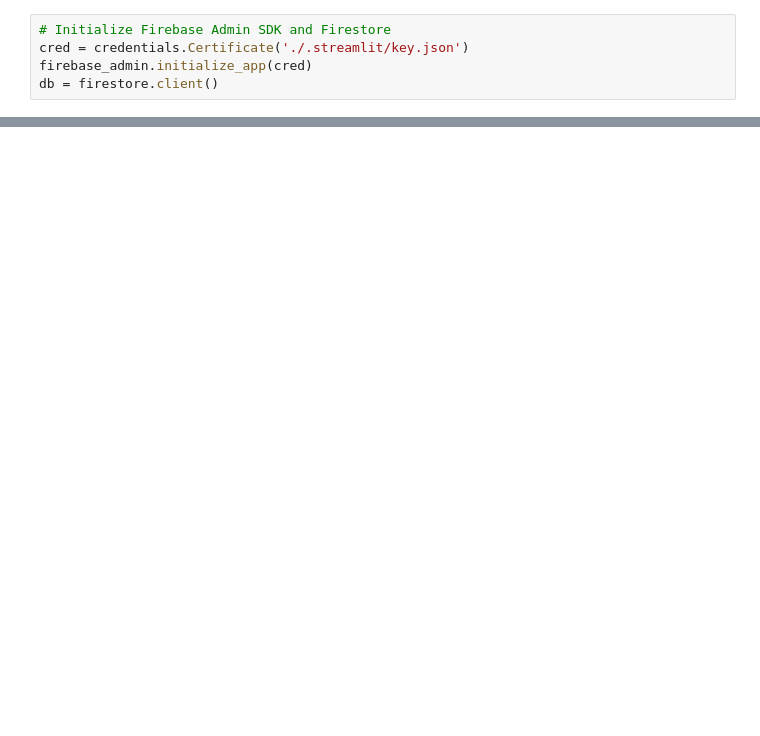
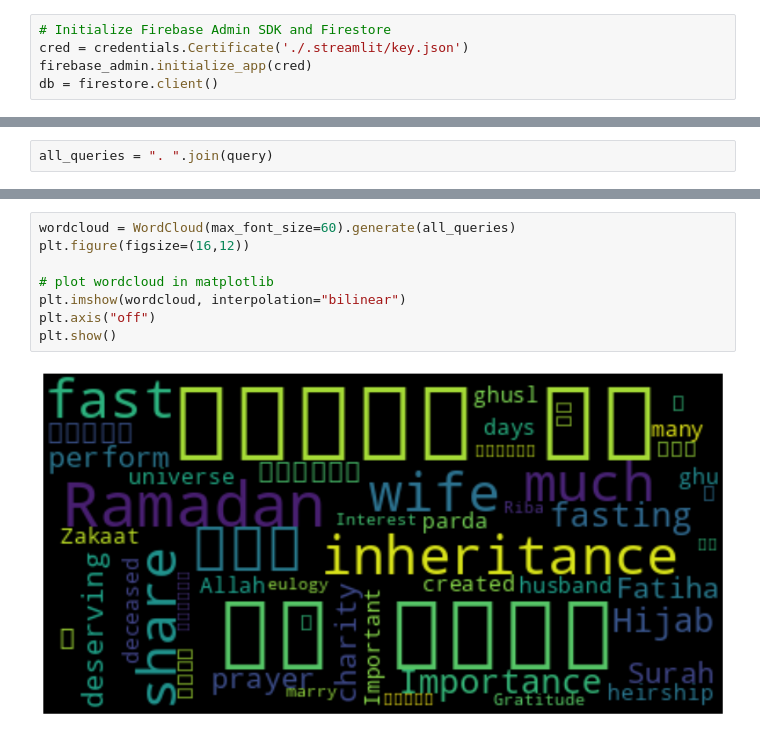
Before and after one commit to islamAndAi/QURAN-NLP, a Jupyter notebook: Statistics.ipynb, the cells around one changed output, grey strips where cells are left out. Saved outputs shown, nothing was run; the diff lists cells and outputs as text; blank space fills up the shorter version.

```diff
--- a/Statistics.ipynb
+++ b/Statistics.ipynb
@@ -54,0 +43,2 @@ plt.show()
+# %%
+all_queries = ". ".join(query)
@@ -54,0 +89,10 @@ plt.show()
+# %%
+wordcloud = WordCloud(max_font_size=60).generate(all_queries)
+plt.figure(figsize=(16,12))
+
+# plot wordcloud in matplotlib
+plt.imshow(wordcloud, interpolation="bilinear")
+plt.axis("off")
+plt.show()
+# %% [output]
+[figure, added]
```
Also changed, not shown: parts of 6 cells of this notebook, 1 other file.
